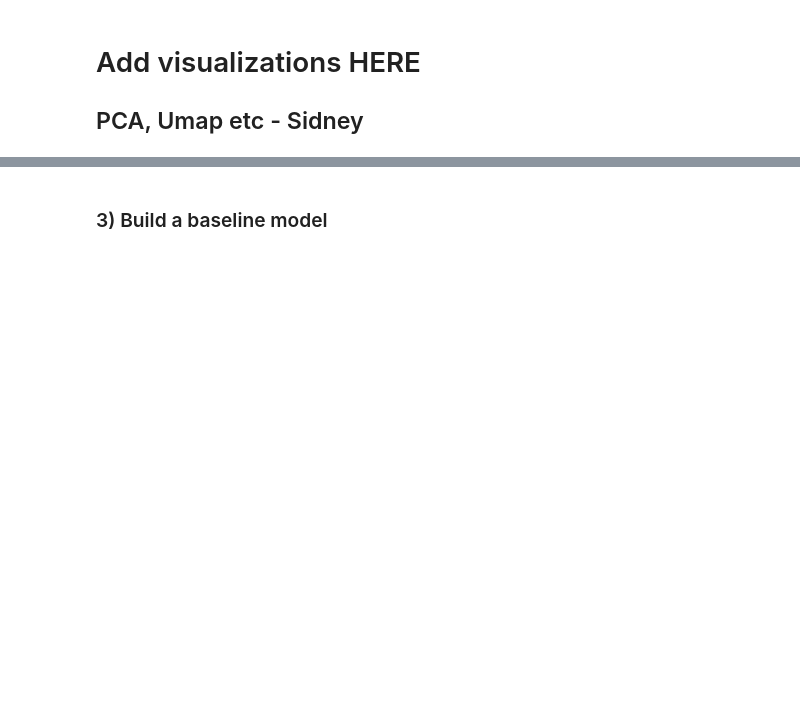
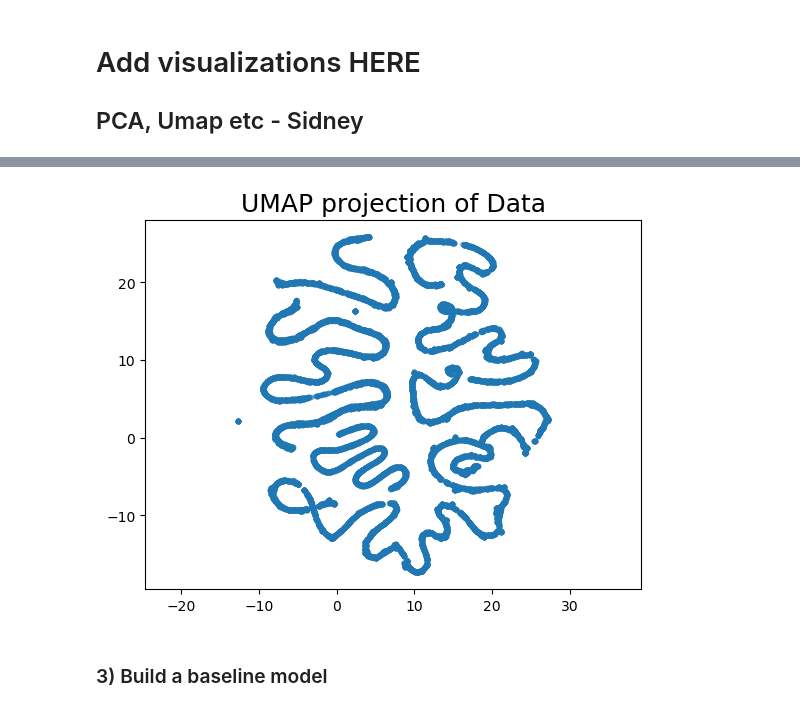
Before and after one commit to ibonomi-MSSE/277B-Final-Project, a Jupyter notebook: draft.ipynb, the cells around one changed output, grey strips where cells are left out. Drawn from its saved outputs; the diff is of its cells as text; code cells hidden in the pictures; blank space fills up the shorter version.

```diff
--- a/draft.ipynb
+++ b/draft.ipynb
@@ -238,3 +267,13 @@ Name: proportion, dtype: float64
+# %%
+newX = umap.UMAP().fit_transform(X)
+
+plt.scatter(newX[:, 0], newX[:, 1], marker = '.', alpha = 0.3)
+
+plt.gca().set_aspect('equal', 'datalim')
+plt.title('UMAP projection of Data', fontsize = 18)
+plt.show()
+# %% [output]
+[figure, added]
 # %% [markdown]
 ### 3) Build a baseline model
 # %%
```
Also changed, not shown: parts of 4 cells of this notebook.
